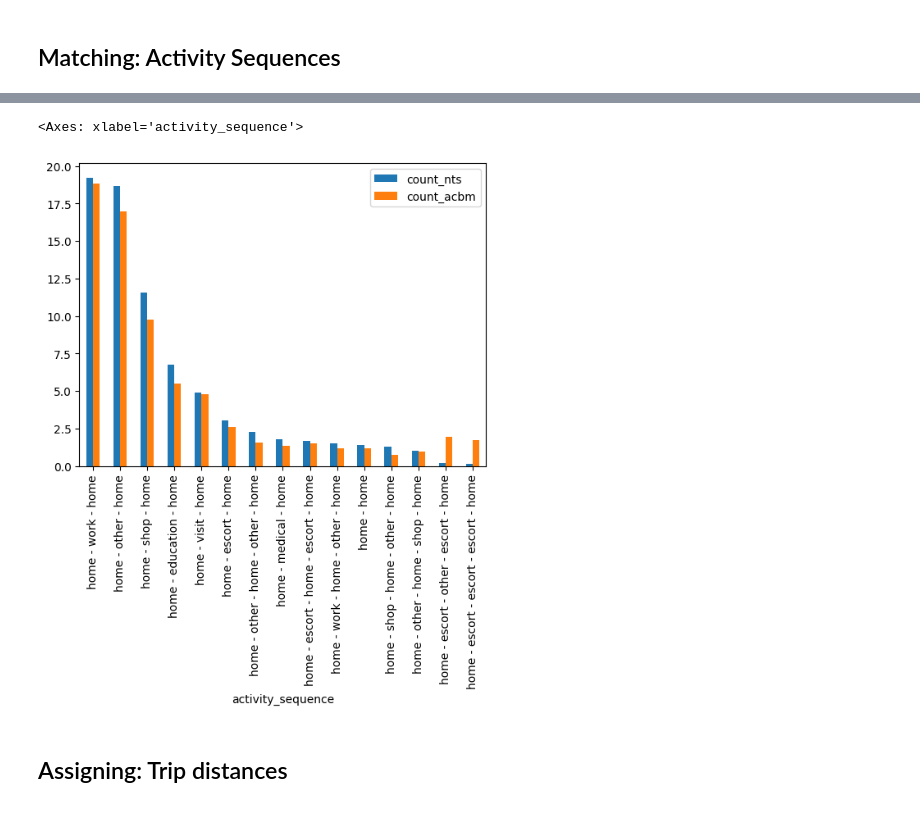
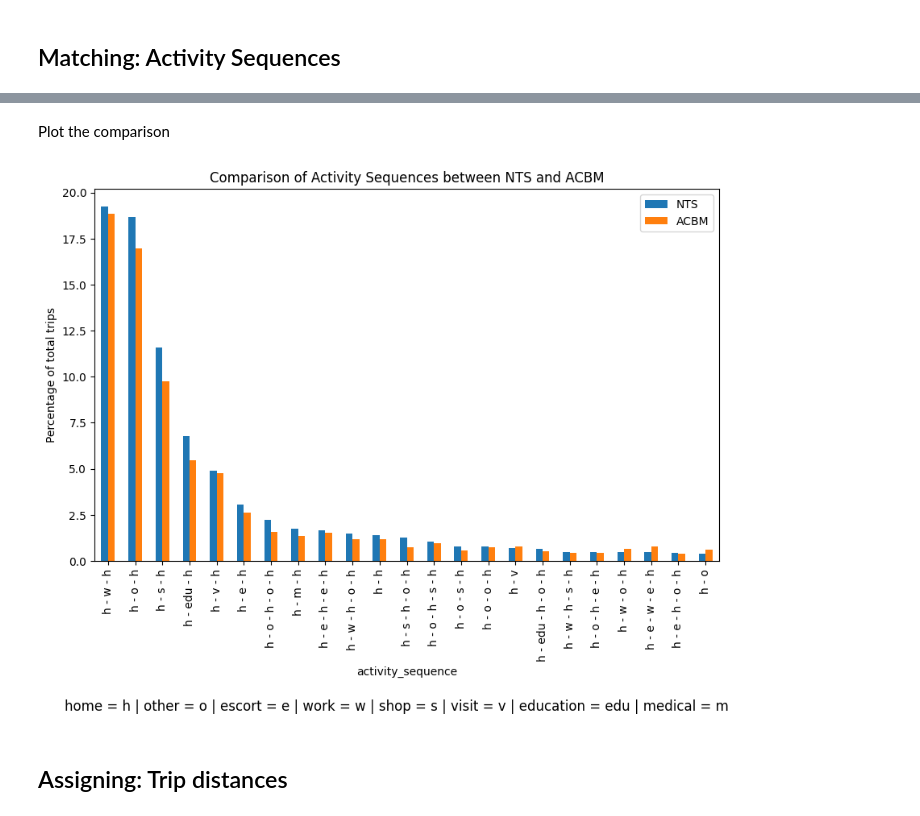
Before and after one commit to Urban-Analytics-Technology-Platform/acbm, a Jupyter notebook: notebooks/5_validate_outputs.ipynb, the cells around one changed output, grey strips where cells are left out. Cells and saved outputs as stored; diff of their text form; code cells hidden in the pictures.

```diff
--- a/notebooks/5_validate_outputs.ipynb
+++ b/notebooks/5_validate_outputs.ipynb
@@ -167,25 +192,51 @@ sequence_nts_acbm
-# %%
-# bar chart of the counts
-
-#sequence_nts_acbm.plot(kind='bar', x='activity_sequence', y=['count_nts', 'count_acbm'])
-
-# sort the values by 'count_nts' and plot the top 10 values
-
-#sequence_nts_acbm.sort_values(by='count_nts', ascending=False).head(10).plot(kind='bar', x='activity_sequence', y=['count_nts', 'count_acbm'])
-
-# plot % instead of counts
-
-sequence_nts_acbm['count_nts'] = sequence_nts_acbm['count_nts'] / sequence_nts_acbm['count_nts'].sum() * 100
-sequence_nts_acbm['count_acbm'] = sequence_nts_acbm['count_acbm'] / sequence_nts_acbm['count_acbm'].sum() * 100
-
-# instead of top 10, keep all rows where count_nts or count_acbm > 10
-
-sequence_nts_acbm_filtered = sequence_nts_acbm[(sequence_nts_acbm['count_nts'] > 1) | (sequence_nts_acbm['count_acbm'] > 1)]
-
-sequence_nts_acbm_filtered.sort_values(by='count_nts', ascending=False).plot(kind='bar', x='activity_sequence', y=['count_nts', 'count_acbm'])
-# %% [output]
-<Axes: xlabel='activity_sequence'>
-[figure, removed]
+# %% [markdown]
+Plot the comparison
+# %%
+# join the two dataframes by 'activity_sequence'
+sequence_nts_acbm = sequence_nts.merge(sequence_acbm, on='activity_sequence', how='inner').sort_values(by='count_nts', ascending=False)
+sequence_nts_acbm
+
+# Get % contribution of each unique activity sequence
+sequence_nts_acbm['count_nts'] = sequence_nts_acbm['count_nts'] / sequence_nts_acbm['count_nts'].sum() * 100
+sequence_nts_acbm['count_acbm'] = sequence_nts_acbm['count_acbm'] / sequence_nts_acbm['count_acbm'].sum() * 100
+
+# Filter rows where both count columns are bigger than x %
+x = 0.35
+
+sequence_nts_acbm_filtered = sequence_nts_acbm[
+    (sequence_nts_acbm['count_nts'] > x) & (sequence_nts_acbm['count_acbm'] > x)
+]
+
+# Plot the results as a bar chart
+import matplotlib.pyplot as plt
+
+fig, ax = plt.subplots(figsize=(10, 6))
+
+sequence_nts_acbm_filtered.plot(
+    x='activity_sequence',
+    y=['count_nts', 'count_acbm'],
+    kind='bar',
+    ax=ax
+)
+
+plt.ylabel('Percentage of total trips')
+
+plt.title('Comparison of Activity Sequences between NTS and ACBM')
+
+
+# Generate custom legend
+legend_labels = [f'{abbr} = {full}' for abbr, full in activity_mapping.items()]
+custom_legend = ' | '.join(legend_labels)
+
+# Add the custom legend to the plot
+plt.legend(['NTS', 'ACBM'], loc='upper right')
+
+# Add the custom legend below the chart
+plt.figtext(0.5, -0.2, custom_legend, wrap=True, horizontalalignment='center', fontsize=12)
+
+plt.show()
+# %% [output]
+[figure, added]
 # %% [markdown]
 ## Assigning: Trip distances
 # %% [markdown]
```
Also changed, not shown: parts of 8 cells of this notebook.
